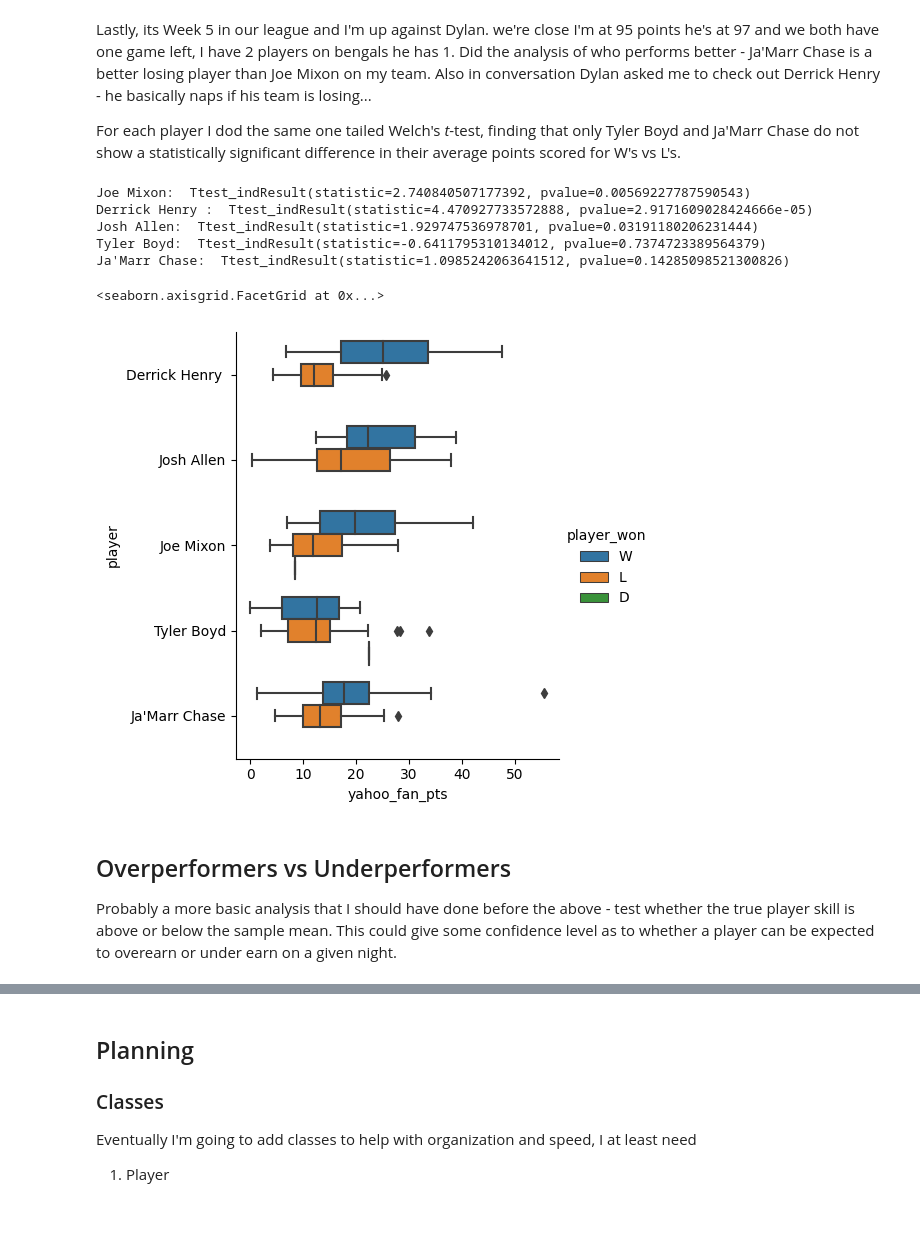
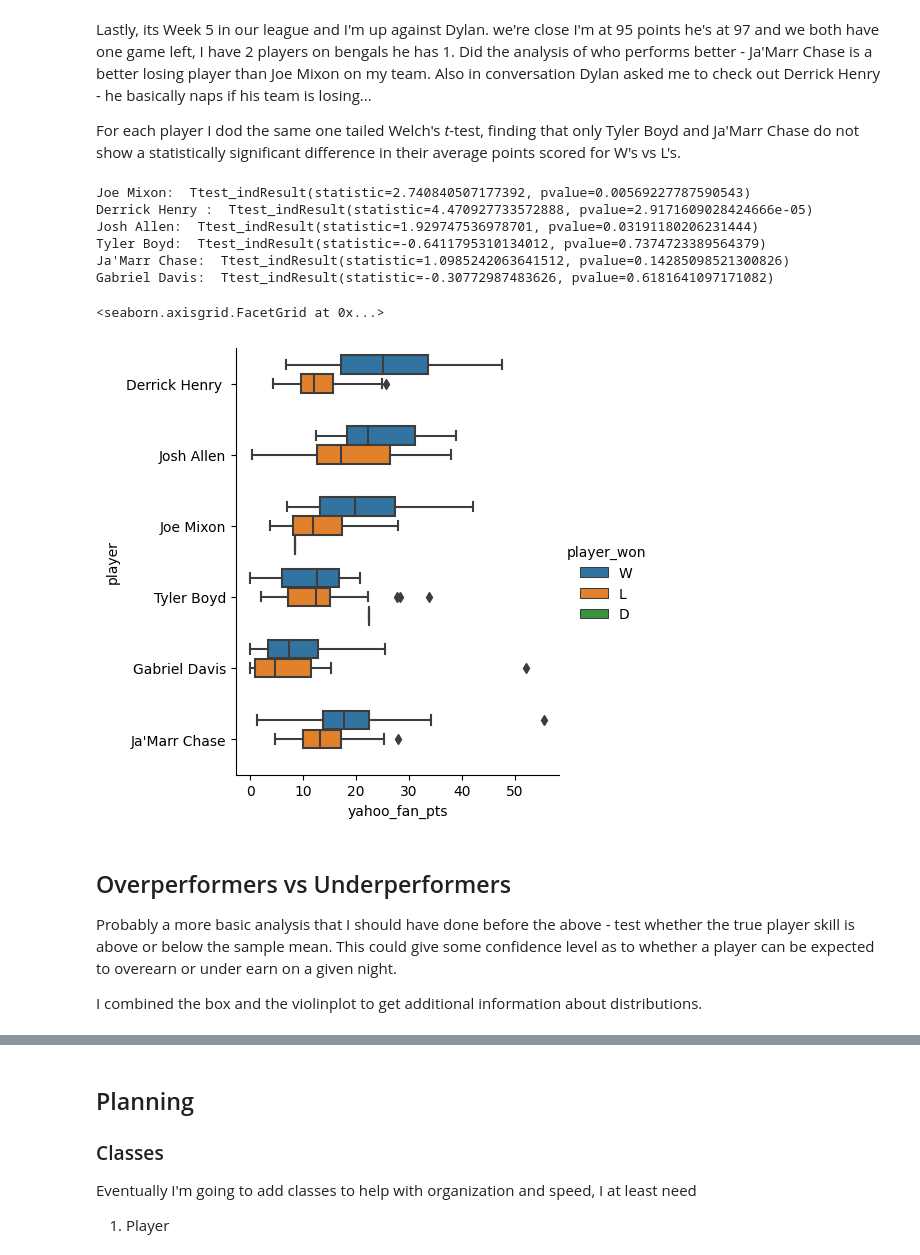
Before and after one commit to rbtessier/nfl-analysis, a Jupyter notebook: nfl_fantasy_eda.ipynb, the cells around one changed output, grey strips where cells are left out. Drawn from its saved outputs; the diff is of its cells as text; code cells hidden in the pictures; blank space fills up the shorter version.

```diff
--- a/nfl_fantasy_eda.ipynb
+++ b/nfl_fantasy_eda.ipynb
@@ -300,21 +300,24 @@ Lastly, its Week 5 in our league and I'm up against Dylan. we're close I'm at 95
 
 For each player I dod the same one tailed Welch's *t*-test, finding that only Tyler Boyd and Ja'Marr Chase do not show a statistically significant difference in their average points scored for W's vs L's.
 # %%
-loss_underperformers = ['Joe Mixon', 'Derrick Henry ', 'Josh Allen', 'Tyler Boyd', "Ja'Marr Chase"]
+loss_underperformers = ['Joe Mixon', 'Derrick Henry ', 'Josh Allen', 'Tyler Boyd', "Ja'Marr Chase", "Gabriel Davis"]
 #welch's t-test on underperformers
 for player in loss_underperformers:
     print("{}: ".format(player),ttest_ind(off_stats[np.logical_and(off_stats['player'] == player, off_stats['player_won'] == 'W' )]['yahoo_fan_pts'], off_stats[np.logical_and(off_stats['player'] == player, off_stats['player_won'] == 'L' )]['yahoo_fan_pts'], equal_var = False, alternative = 'greater'))
 
 sns.catplot(data = off_stats[off_stats['player'].isin(loss_underperformers)], x = 'yahoo_fan_pts', y = 'player', hue = 'player_won', kind = 'box')
 # %% [output]
 Joe Mixon:  Ttest_indResult(statistic=2.740840507177392, pvalue=0.00569227787590543)
 Derrick Henry :  Ttest_indResult(statistic=4.470927733572888, pvalue=2.9171609028424666e-05)
 Josh Allen:  Ttest_indResult(statistic=1.929747536978701, pvalue=0.03191180206231444)
 Tyler Boyd:  Ttest_indResult(statistic=-0.6411795310134012, pvalue=0.7374723389564379)
 Ja'Marr Chase:  Ttest_indResult(statistic=1.0985242063641512, pvalue=0.14285098521300826)
+Gabriel Davis:  Ttest_indResult(statistic=-0.30772987483626, pvalue=0.6181641097171082)
 <seaborn.axisgrid.FacetGrid at 0x...>
-[figure, old version]
+[figure, new version]
 # %% [markdown]
 ## Overperformers vs Underperformers
 
 Probably a more basic analysis that I should have done before the above - test whether the true player skill is above or below the sample mean. This could give some confidence level as to whether a player can be expected to overearn or under earn on a given night.
+
+I combined the box and the violinplot to get additional information about distributions.
```
Also changed, not shown: parts of 2 cells of this notebook.
